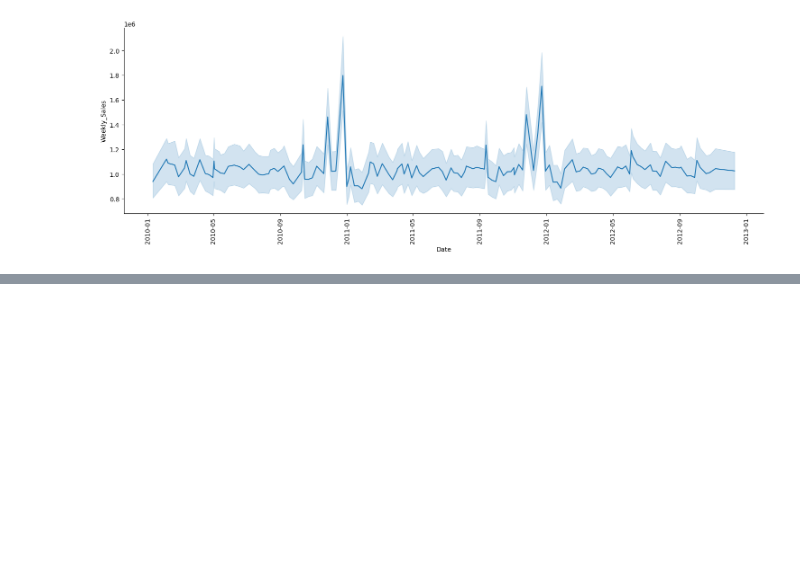
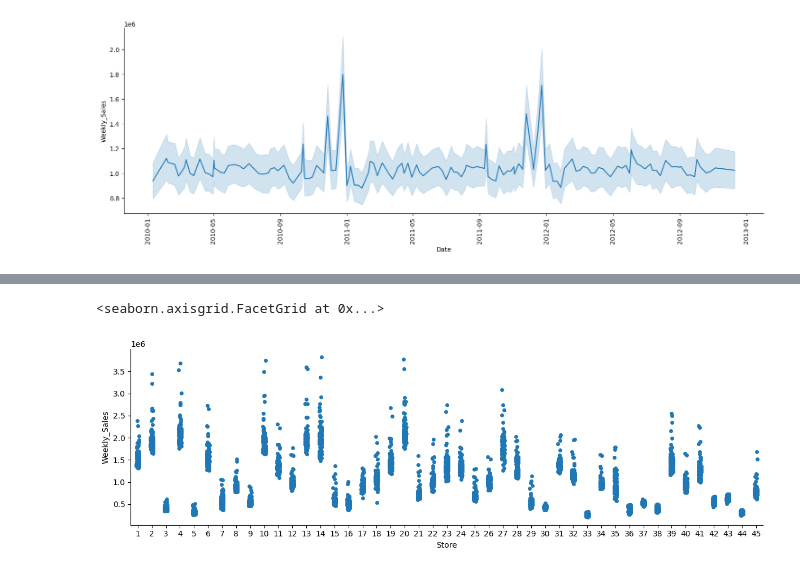
Before and after one commit to Mburu-Elvis/Retail_Sales_Analysis, a Jupyter notebook: retail_sales.ipynb, the cells around one changed output, grey strips where cells are left out. Saved outputs shown, nothing was run; the diff lists cells and outputs as text; code cells hidden in the pictures; blank space fills up the shorter version.

```diff
--- a/retail_sales.ipynb
+++ b/retail_sales.ipynb
@@ -136,0 +163,5 @@ plt.show()
+# %%
+sns.catplot(data=retail_sales, x='Store', y='Weekly_Sales', height=4, aspect=3)
+# %% [output]
+<seaborn.axisgrid.FacetGrid at 0x...>
+[figure, added]
```
Also changed, not shown: parts of 3 cells of this notebook.
